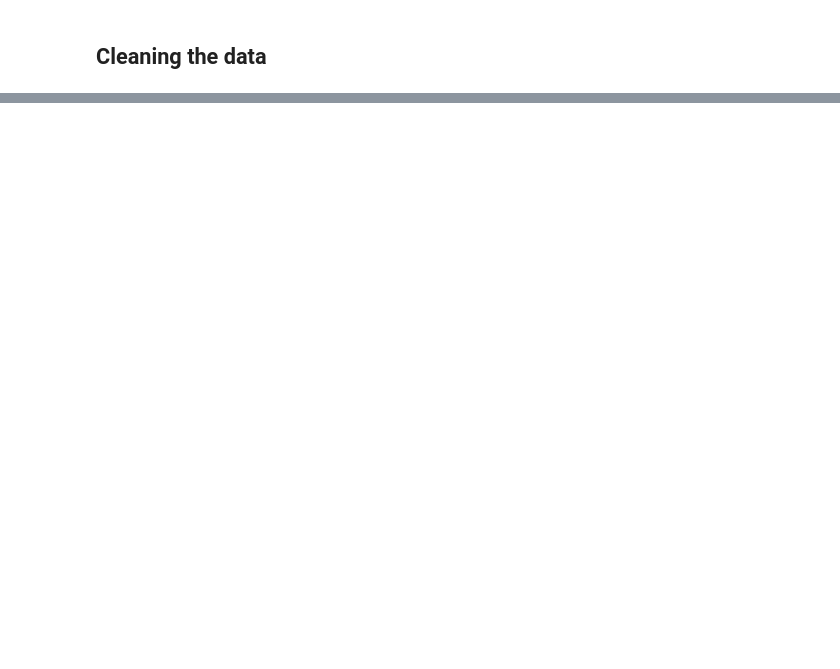
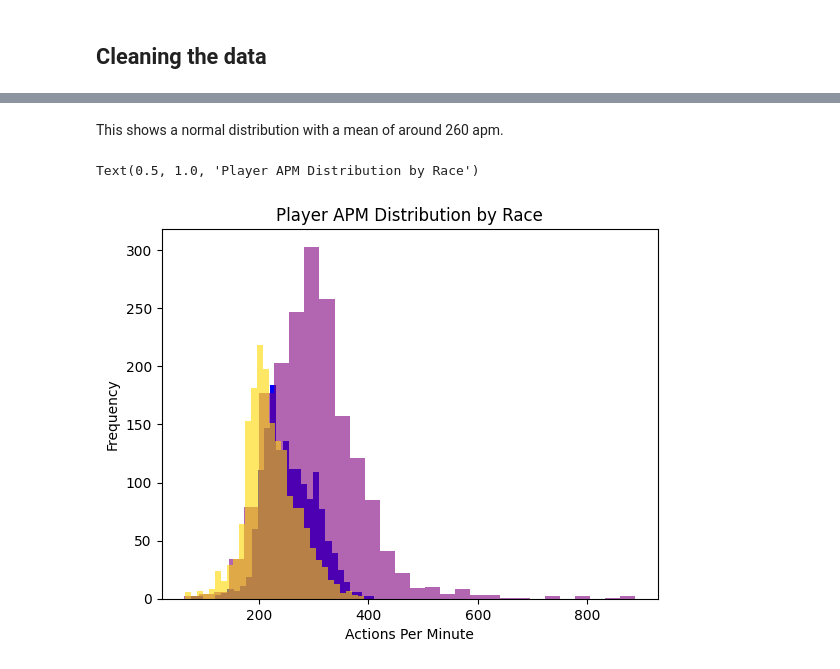
Before and after one commit to LukeLondesbrough/Python-Visualisation-Task, a Jupyter notebook: Sc2_IEM.ipynb, the cells around one changed output, grey strips where cells are left out. Saved outputs shown, nothing was run; the diff lists cells and outputs as text; code cells hidden in the pictures; blank space fills up the shorter version.

```diff
--- a/Sc2_IEM.ipynb
+++ b/Sc2_IEM.ipynb
@@ -45,0 +96,16 @@ iem.drop(columns = "Unnamed: 0", inplace = True)
+# %%
+# Lets split the data into the 3 different races.
+# This will be more difficult than expected as both player 1 and 2 can be either race.
+# I think the best way to do this will be using the race column and a 'or' statment
+
+zergmatches = iem[(iem["Race1"] == "Z") | (iem["Race2"] == "Z")]
+
+# Now I want to get the apm of the zerg player in the match.
+
+zerg1 = zergmatches.loc[zergmatches["Race1"] == "Z", ["Year" ,"APM1"]].rename(columns = {"APM1":"APM"})
+zerg2 = zergmatches.loc[zergmatches["Race2"] == "Z", ["Year" ,"APM2"]].rename(columns = {"APM2":"APM"})
+
+# Now i will combine the 2 datframes to get a complete list.
+
+zerg_apm_year = pd.concat([zerg1, zerg2], ignore_index=True)
+zerg_apm_year
@@ -45,0 +126,10 @@ iem.drop(columns = "Unnamed: 0", inplace = True)
+# %%
+# Repeat this with all the other races
+#Protoss
+tossmatches = iem[(iem["Race1"] == "P") | (iem["Race2"] == "P")]
+
+toss1 = tossmatches.loc[tossmatches["Race1"] == "P", ["Year" ,"APM1"]].rename(columns = {"APM1":"APM"})
+toss2 = tossmatches.loc[tossmatches["Race2"] == "P", ["Year" ,"APM2"]].rename(columns = {"APM2":"APM"})
+
+toss_apm_year = pd.concat([toss1, toss2], ignore_index=True)
+toss_apm_year
@@ -45,0 +150,9 @@ iem.drop(columns = "Unnamed: 0", inplace = True)
+# %%
+#Terran
+terrmatches = iem[(iem["Race1"] == "T") | (iem["Race2"] == "T")]
+
+terr1 = terrmatches.loc[terrmatches["Race1"] == "T", ["Year" ,"APM1"]].rename(columns = {"APM1":"APM"})
+terr2 = terrmatches.loc[terrmatches["Race2"] == "T", ["Year" ,"APM2"]].rename(columns = {"APM2":"APM"})
+
+terr_apm_year = pd.concat([terr1, terr2], ignore_index=True)
+terr_apm_year
@@ -45,0 +188,15 @@ iem.drop(columns = "Unnamed: 0", inplace = True)
+# %% [markdown]
+This shows a normal distribution with a mean of around 260 apm.
+# %%
+# Lets do a hist but seperate into races
+
+plt.hist(terr_apm_year["APM"], bins=30, alpha=1, color='blue', label='Terran')
+plt.hist(zerg_apm_year["APM"], bins=30, alpha=0.6, color='purple', label='Zerg')
+plt.hist(toss_apm_year["APM"], bins=30, alpha=0.6, color='gold', label='Protoss')
+
+plt.xlabel("Actions Per Minute")
+plt.ylabel("Frequency")
+plt.title("Player APM Distribution by Race")
+# %% [output]
+Text(0.5, 1.0, 'Player APM Distribution by Race')
+[figure, added]
```
Also changed, not shown: parts of 19 cells of this notebook.
